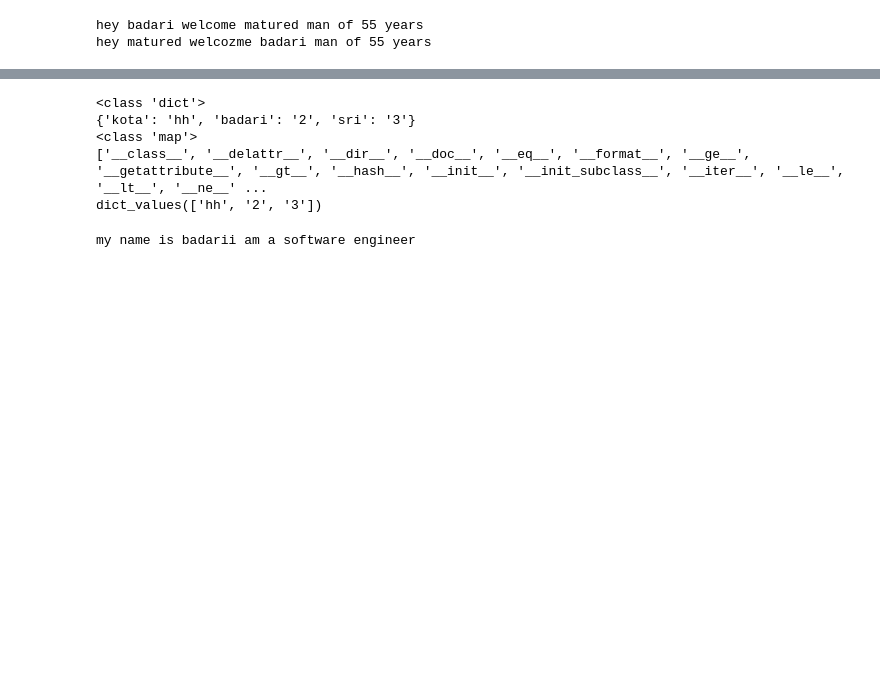
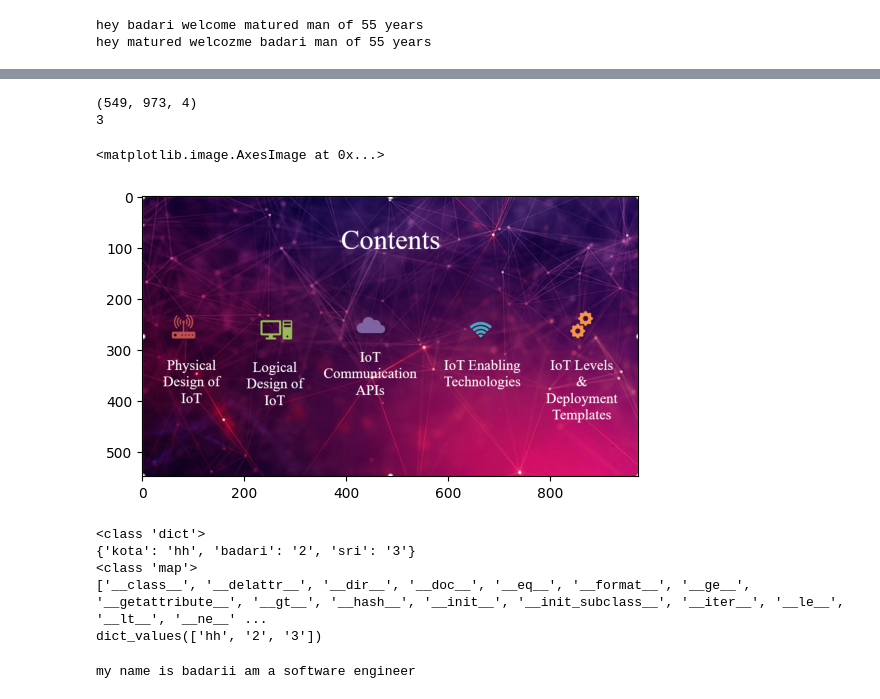
Before and after one commit to ybadari01/ybadari01, a Jupyter notebook: isropythgeo.ipynb, the cells around one changed output, grey strips where cells are left out. Saved outputs shown, nothing was run; the diff lists cells and outputs as text; code cells hidden in the pictures; blank space fills up the shorter version.

```diff
--- a/isropythgeo.ipynb
+++ b/isropythgeo.ipynb
@@ -10 +30,14 @@ hey matured welcozme badari man of 55 years
+# %%
+import matplotlib.image as mpimg
+img=mpimg.imread('F:\iotpic1.PNG')
+# print(img)
+print(img.shape) #shape of image
+imf
+print(img.ndim) #dimension of image
+plt.imshow(img)
+# %% [output]
+(549, 973, 4)
+3
+<matplotlib.image.AxesImage at 0x...>
+[figure, added]
 # %%
```
Also changed, not shown: parts of 2 cells of this notebook, 3 other files.
